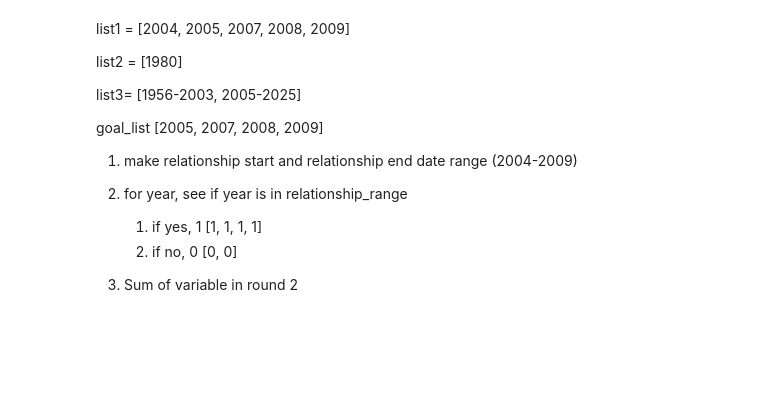
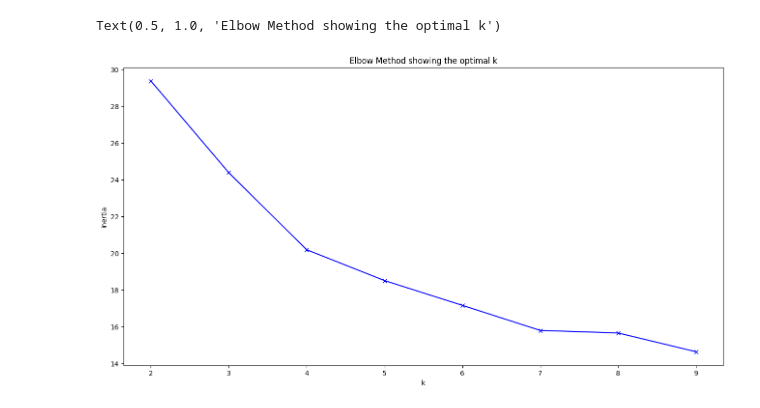
Before and after one commit to awamboldt/Alex_Ayla_Neringa, a Jupyter notebook: Alex/alex.ipynb, the cells around one changed output. Drawn from its saved outputs; the diff is of its cells as text; code cells hidden in the pictures; blank space fills up the shorter version.

Commit message:
added cluster calculations

```diff
--- a/Alex/alex.ipynb
+++ b/Alex/alex.ipynb
@@ -427,15 +56,0 @@ plt.legend()
-# %% [markdown]
-list1 = [2004, 2005, 2007, 2008, 2009]
-
-list2 = [1980]
-
-list3= [1956-2003, 2005-2025]
-
-goal_list [2005, 2007, 2008, 2009]
-
-1) make relationship start and relationship end date range (2004-2009)
-
-2) for year, see if year is in relationship_range
-    1) if yes, 1 [1, 1, 1, 1]
-    2) if no, 0 [0, 0]
-3) Sum of variable in round 2
@@ -441,0 +72,21 @@ goal_list [2005, 2007, 2008, 2009]
+# %%
+#removing NaN values for final place and making those who aren't in the final heavily weighted as doing poorly (i.e., below 26th)
+df_song['final_place'] = df_song['final_place'].fillna(30)
+filter = ((df_song['beats_per_min'].notnull()) & (df_song['energy'].notnull()) & (df_song['danceability'].notnull()) &
+          (df_song['happiness'].notnull()) & (df_song['acousticness'].notnull()) & (df_song['instrumentalness'].notnull())
+          & (df_song['liveness'].notnull()) & (df_song['speechiness'].notnull()))
+df_song = df_song[filter]
+df_song = df_song.drop(['artist_name', 'song_name', 'loudness_db', 'semi_final', 'semi_draw_position',
+                                                'final_draw_position', 'direct_qualifier_10', 'final_televote_points','final_jury_points',
+                                                'final_televote_votes','final_jury_votes','semi_place', 'semi_televote_points',
+                                                'semi_jury_points','semi_total_points', 'qualified_10', 'final_total_points'], axis='columns')
+
+df_song.isna().sum()
+df_song_all_numbers = pd.get_dummies(df_song, columns=['country', 'language','key', 'style','gender',], drop_first=True, dtype='int')
+# %%
+# Normalizing Data
+
+scaler = Normalizer()
+scaler.fit(df_song_all_numbers) #(adjusting the scaler to our particular dataset, learning it)
+df_scaled = scaler.transform(df_song_all_numbers) #(using the scaler to our particular data frame)
+df_song_normalized = pd.DataFrame(df_scaled, columns=df_song_all_numbers.columns)
@@ -441,0 +100,20 @@ goal_list [2005, 2007, 2008, 2009]
+# %%
+# calculating k for df_song_normalized
+
+K = range(2, 10) #let's give it a range
+inertia = []
+
+for k in K:
+    kmeans = KMeans(n_clusters=k,
+                    random_state=1234) # a different random state
+    kmeans.fit(df_song_normalized)
+    inertia.append(kmeans.inertia_) #Inertia measures how well a dataset was clustered by K-Means
+
+plt.figure(figsize=(16,8))
+plt.plot(K, inertia, 'bx-') # shows the x symbols on the graph
+plt.xlabel('k')
+plt.ylabel('inertia')
+plt.title('Elbow Method showing the optimal k')
+# %% [output]
+Text(0.5, 1.0, 'Elbow Method showing the optimal k')
+[figure, added]
```
Also changed, not shown: parts of 26 cells of this notebook, 7 other files.
